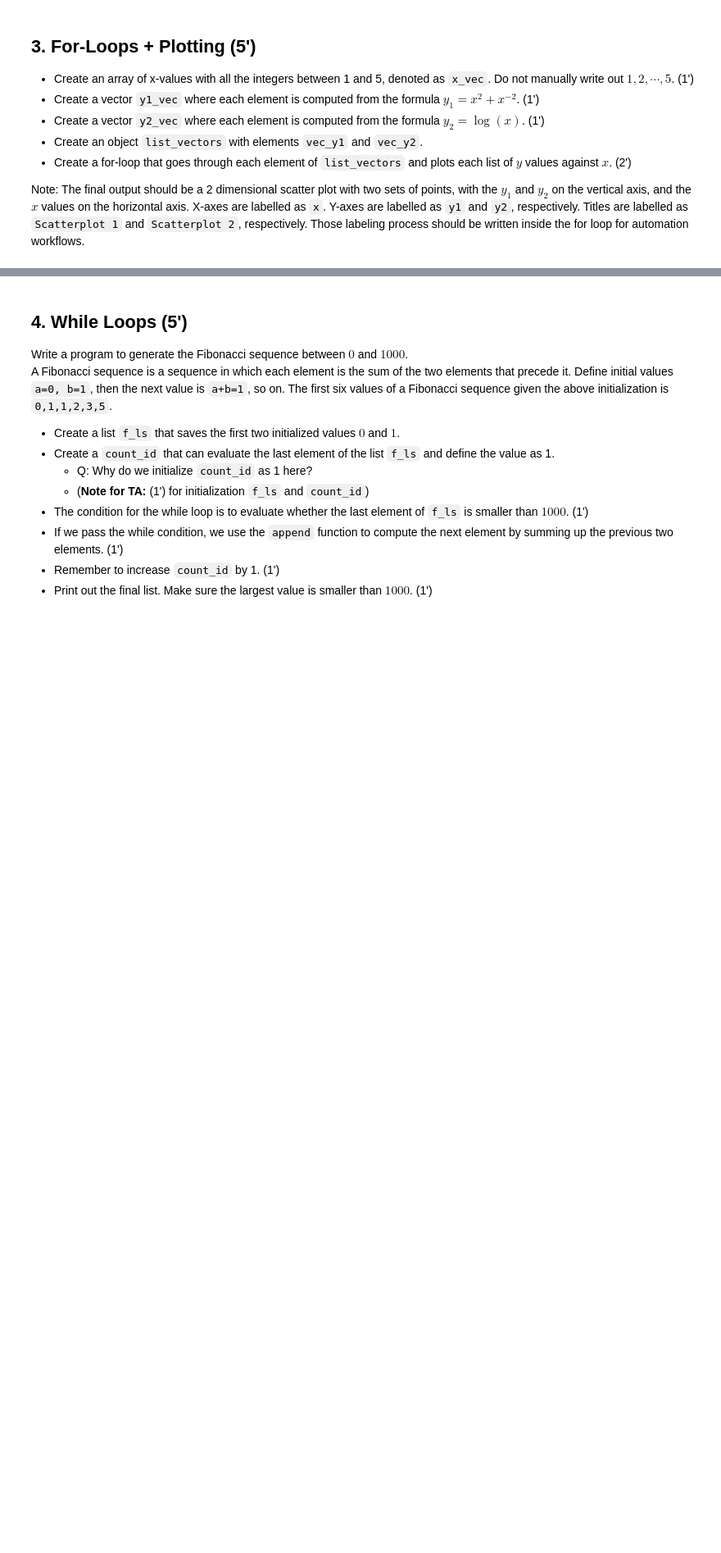
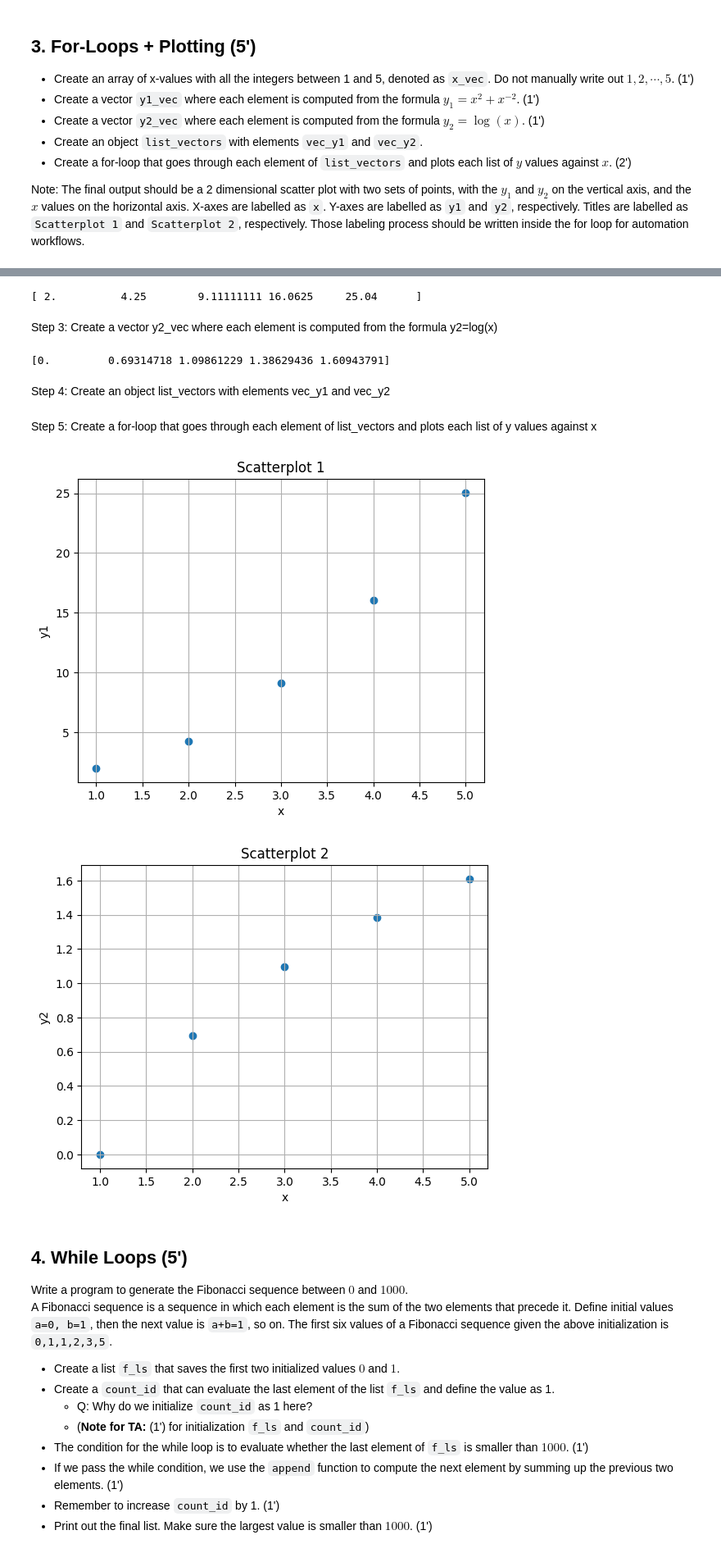
Before and after one commit to mcarlsn/BIOS-584, a Jupyter notebook: Week 4/Carlson_HW4.ipynb, the cells around one changed output, grey strips where cells are left out. Shown at 82% size. Drawn from its saved outputs; the diff is of its cells as text; code cells hidden in the pictures; blank space fills up the shorter version.

```diff
--- a/Week 4/Carlson_HW4.ipynb
+++ b/Week 4/Carlson_HW4.ipynb
@@ -51,0 +112,3 @@ Note: The final output should be a 2 dimensional scatter plot with two sets of p
+# %%
+x_vec = np.arange (1,6)
+print(x_vec)
@@ -52,3 +121,34 @@ Note: The final output should be a 2 dimensional scatter plot with two sets of p
+# %%
+x_vec = x_vec.astype(float)
+y1_vec = x_vec**2 + x_vec**-2
+print(y1_vec)
+# %% [output]
+[ 2.          4.25        9.11111111 16.0625     25.04      ]
+# %% [markdown]
+Step 3: Create a vector y2_vec where each element is computed from the formula y2=log(x)
+# %%
+y2_vec = np.log(x_vec)
+print(y2_vec)
+# %% [output]
+[0.         0.69314718 1.09861229 1.38629436 1.60943791]
+# %% [markdown]
+Step 4: Create an object list_vectors with elements vec_y1 and vec_y2
+# %%
+list_vectors = [y1_vec, y2_vec]
+# %% [markdown]
+Step 5: Create a for-loop that goes through each element of list_vectors and plots each list of y values against x
+# %%
+for i, y_vec in enumerate(list_vectors, start=1):
+    plt.figure()
+    plt.scatter(x_vec, y_vec)
+    plt.xlabel('x')
+    plt.ylabel(f'y{i}')
+    plt.title(f'Scatterplot {i}')
+    plt.grid(True)
+    plt.show()
+# %% [output]
+[figure, added]
+[figure, added]
 # %% [markdown]
 ## 4. While Loops (5')
 
```
Also changed, not shown: parts of 36 cells of this notebook, 3 other files.
